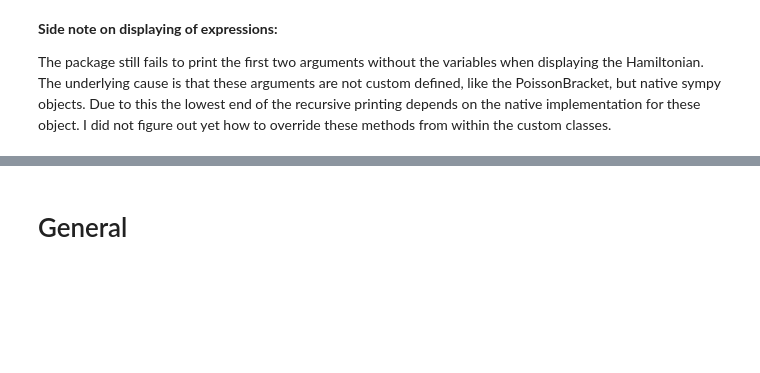
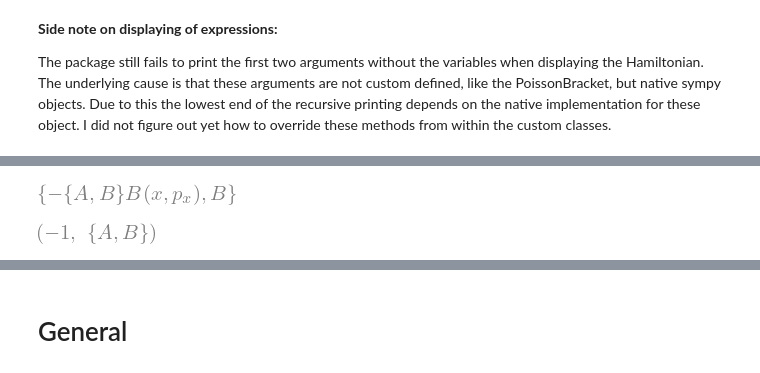
Before and after one commit to tomerten/acchamiltoniansandmatrices, a Jupyter notebook: acchamiltoniansandmatrices/Examples/Notebooks/SymbolicCalculations.ipynb, the cells around one changed output, grey strips where cells are left out. Drawn from its saved outputs; the diff is of its cells as text; code cells hidden in the pictures; blank space fills up the shorter version.

```diff
--- a/acchamiltoniansandmatrices/Examples/Notebooks/SymbolicCalculations.ipynb
+++ b/acchamiltoniansandmatrices/Examples/Notebooks/SymbolicCalculations.ipynb
@@ -119,0 +137,8 @@ Aop.BCH(Bop,4).ham
+# %%
+Aop.BCH(Bop,4).ham.args[1].args[1]
+# %% [output]
+[figure, added]
+# %%
+Aop.BCH(Bop,4).ham.args[1].args[1].args[0].args
+# %% [output]
+[figure, added]
```
Also changed, not shown: parts of 5 cells of this notebook, 2 other files.
